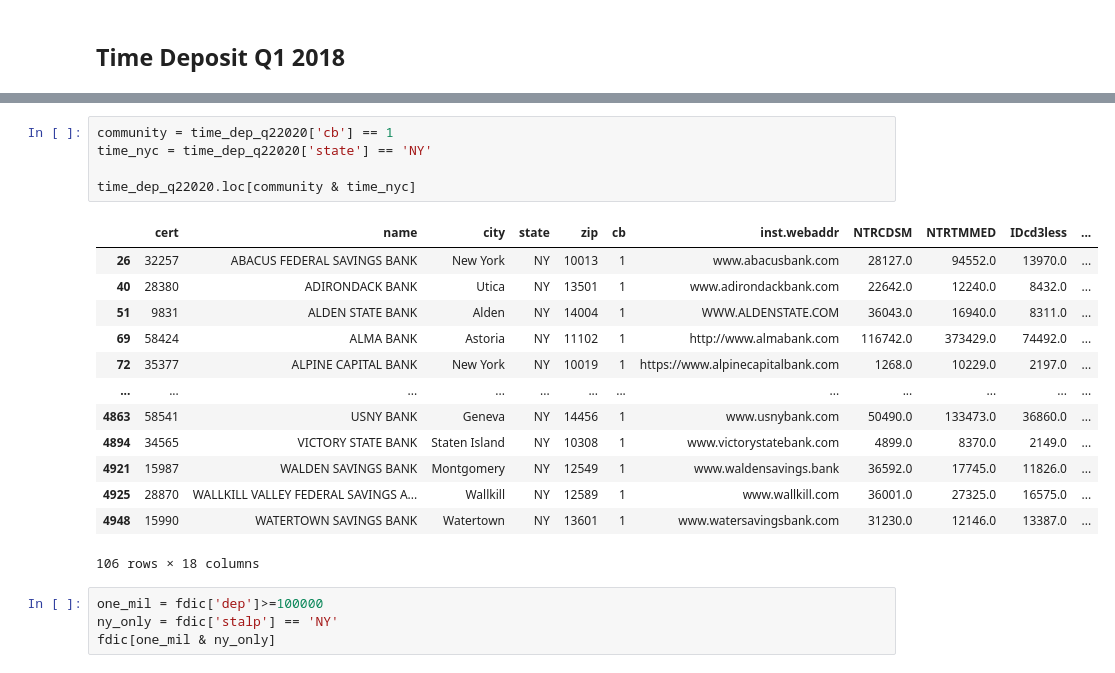
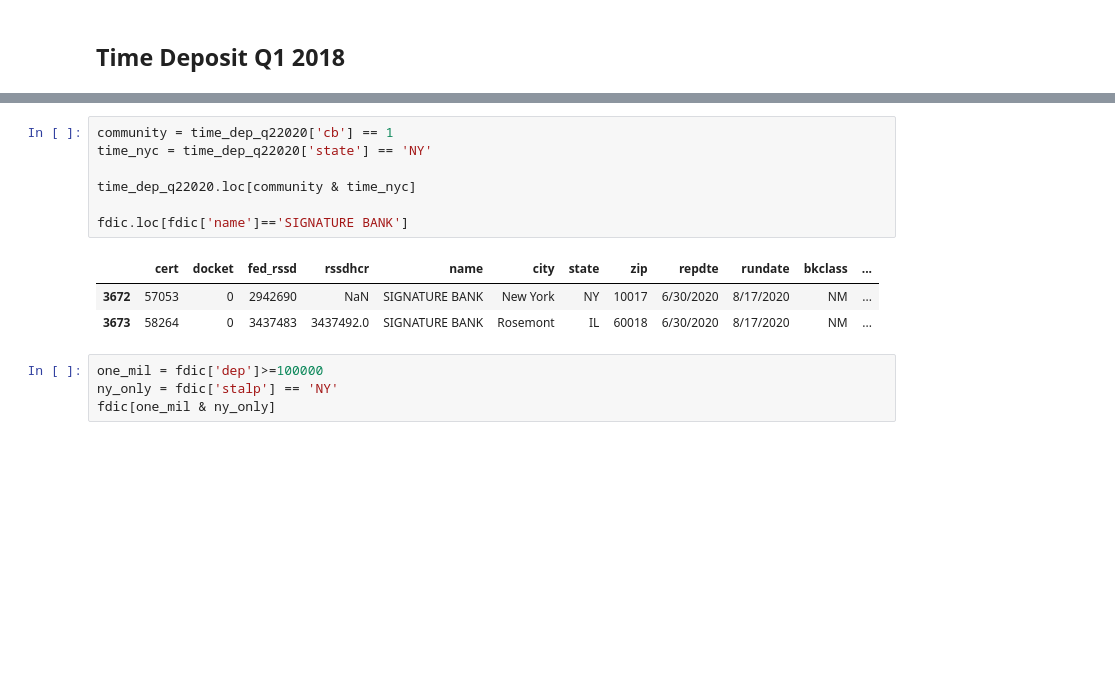
Before and after one commit to StephanieChew-nyc/Stephanie_Chew_Capstone_4, a Jupyter notebook: Stephanie_Chew_Capstone_4.ipynb, the cells around one changed output, grey strips where cells are left out. Drawn from its saved outputs; the diff is of its cells as text; blank space fills up the shorter version.

```diff
--- a/Stephanie_Chew_Capstone_4.ipynb
+++ b/Stephanie_Chew_Capstone_4.ipynb
@@ -402,22 +402,14 @@ time_dep_q22020.loc[threetotwelve_onethous & time_df2_ny]
 # %%
 community = time_dep_q22020['cb'] == 1
 time_nyc = time_dep_q22020['state'] == 'NY'
 
 time_dep_q22020.loc[community & time_nyc]
+
+fdic.loc[fdic['name']=='SIGNATURE BANK']
 # %% [output]
-|  | cert | name | city | state | zip | cb | inst.webaddr | NTRCDSM | NTRTMMED | IDcd3less | ... |
-| 26 | 32257 | ABACUS FEDERAL SAVINGS BANK | New York | NY | 10013 | 1 | www.abacusbank.com | 28127.0 | 94552.0 | 13970.0 | ... |
-| 40 | 28380 | ADIRONDACK BANK | Utica | NY | 13501 | 1 | www.adirondackbank.com | 22642.0 | 12240.0 | 8432.0 | ... |
-| 51 | 9831 | ALDEN STATE BANK | Alden | NY | 14004 | 1 | WWW.ALDENSTATE.COM | 36043.0 | 16940.0 | 8311.0 | ... |
-| 69 | 58424 | ALMA BANK | Astoria | NY | 11102 | 1 | http://www.almabank.com | 116742.0 | 373429.0 | 74492.0 | ... |
-| 72 | 35377 | ALPINE CAPITAL BANK | New York | NY | 10019 | 1 | https://www.alpinecapitalbank.com | 1268.0 | 10229.0 | 2197.0 | ... |
-| ... | ... | ... | ... | ... | ... | ... | ... | ... | ... | ... | ... |
-| 4863 | 58541 | USNY BANK | Geneva | NY | 14456 | 1 | www.usnybank.com | 50490.0 | 133473.0 | 36860.0 | ... |
-| 4894 | 34565 | VICTORY STATE BANK | Staten Island | NY | 10308 | 1 | www.victorystatebank.com | 4899.0 | 8370.0 | 2149.0 | ... |
-| 4921 | 15987 | WALDEN SAVINGS BANK | Montgomery | NY | 12549 | 1 | www.waldensavings.bank | 36592.0 | 17745.0 | 11826.0 | ... |
-| 4925 | 28870 | WALLKILL VALLEY FEDERAL SAVINGS A... | Wallkill | NY | 12589 | 1 | www.wallkill.com | 36001.0 | 27325.0 | 16575.0 | ... |
-| 4948 | 15990 | WATERTOWN SAVINGS BANK | Watertown | NY | 13601 | 1 | www.watersavingsbank.com | 31230.0 | 12146.0 | 13387.0 | ... |
+|  | cert | docket | fed_rssd | rssdhcr | name | city | state | zip | repdte | rundate | bkclass | ... |
+| 3672 | 57053 | 0 | 2942690 | NaN | SIGNATURE BANK | New York | NY | 10017 | 6/30/2020 | 8/17/2020 | NM | ... |
+| 3673 | 58264 | 0 | 3437483 | 3437492.0 | SIGNATURE BANK | Rosemont | IL | 60018 | 6/30/2020 | 8/17/2020 | NM | ... |
-106 rows × 18 columns
 # %%
 one_mil = fdic['dep']>=100000
 ny_only = fdic['stalp'] == 'NY'
```
Also changed, not shown: 2 other files.
